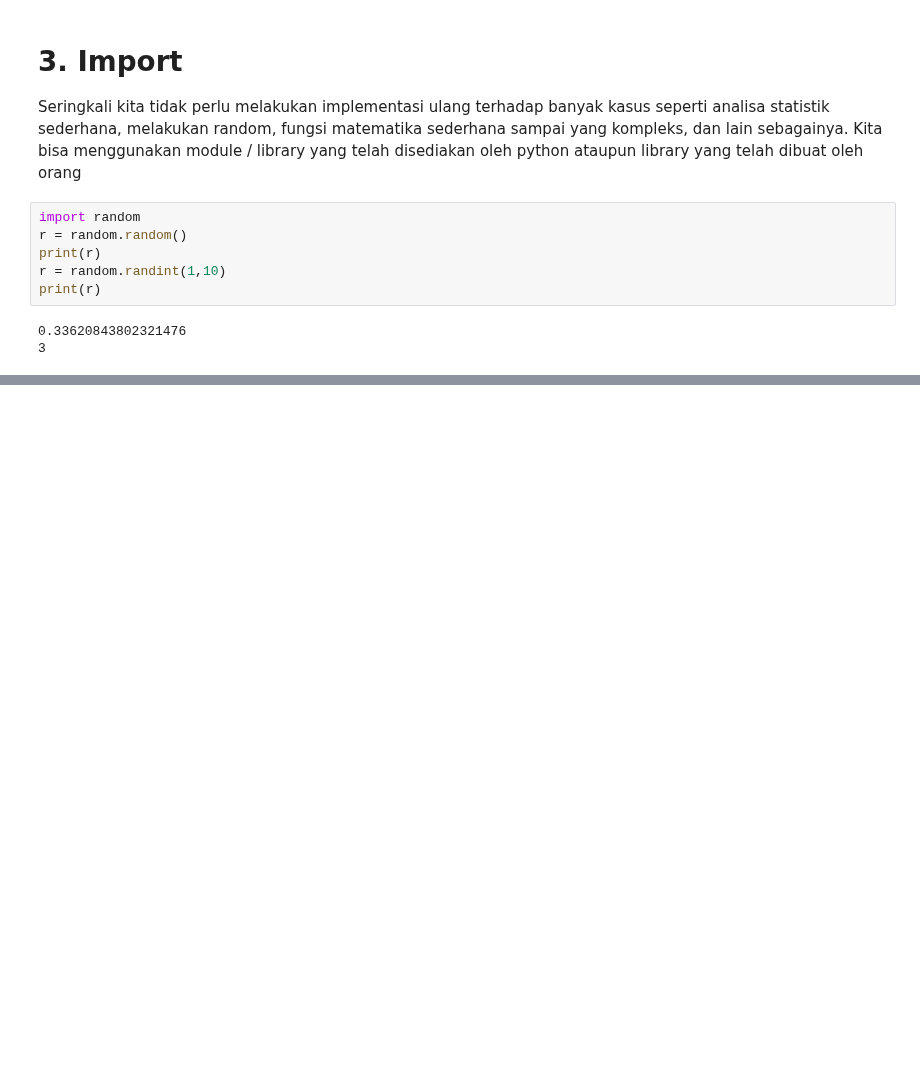
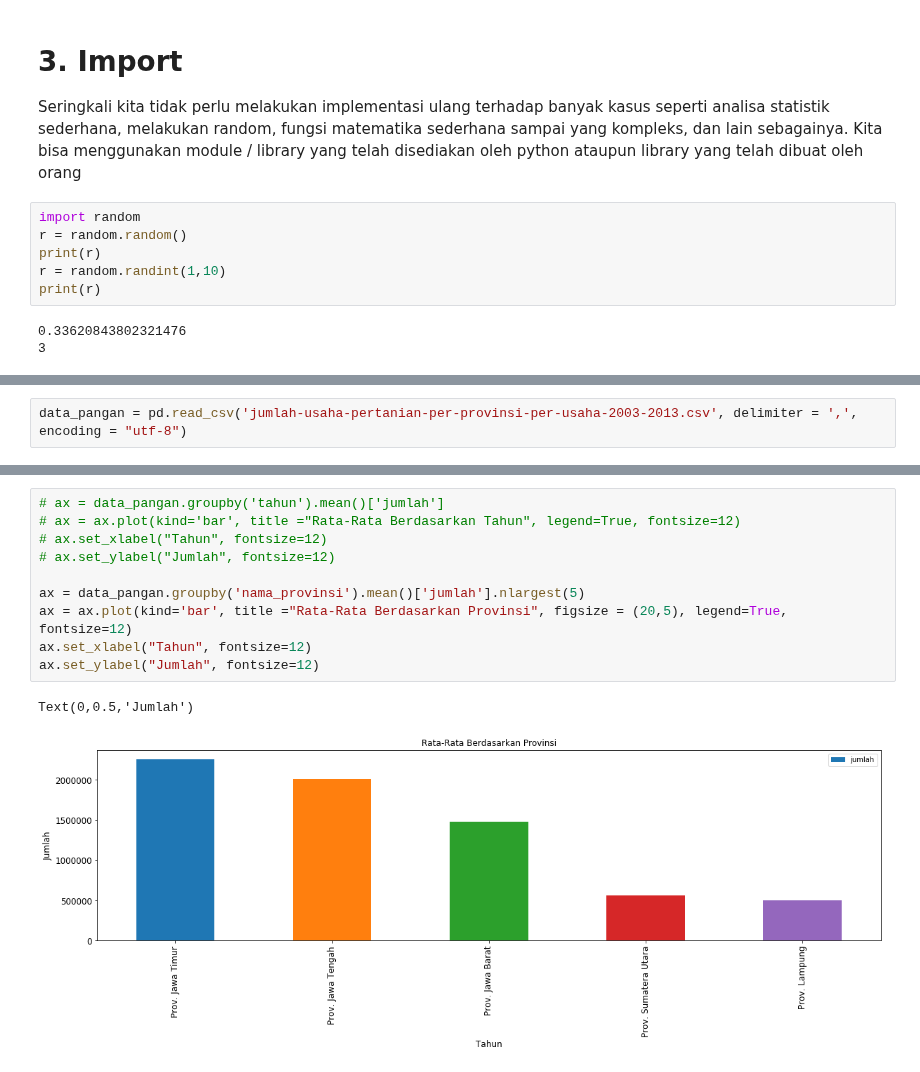
Before and after one commit to dennypirhadi/digitalent2018, a Jupyter notebook: py_Day3.ipynb, the cells around one changed output, grey strips where cells are left out. Drawn from its saved outputs; the diff is of its cells as text; blank space fills up the shorter version.

```diff
--- a/py_Day3.ipynb
+++ b/py_Day3.ipynb
@@ -101,0 +350,2 @@ print(b,c,d,e,f)
+# %%
+data_pangan = pd.read_csv('jumlah-usaha-pertanian-per-provinsi-per-usaha-2003-2013.csv', delimiter = ',', encoding = "utf-8")
@@ -101,0 +477,13 @@ print(b,c,d,e,f)
+# %%
+# ax = data_pangan.groupby('tahun').mean()['jumlah']
+# ax = ax.plot(kind='bar', title ="Rata-Rata Berdasarkan Tahun", legend=True, fontsize=12)
+# ax.set_xlabel("Tahun", fontsize=12)
+# ax.set_ylabel("Jumlah", fontsize=12)
+
+ax = data_pangan.groupby('nama_provinsi').mean()['jumlah'].nlargest(5)
+ax = ax.plot(kind='bar', title ="Rata-Rata Berdasarkan Provinsi", figsize = (20,5), legend=True, fontsize=12)
+ax.set_xlabel("Tahun", fontsize=12)
+ax.set_ylabel("Jumlah", fontsize=12)
+# %% [output]
+Text(0,0.5,'Jumlah')
+[figure, added]
```
Also changed, not shown: parts of 35 cells of this notebook, 4 other files.
